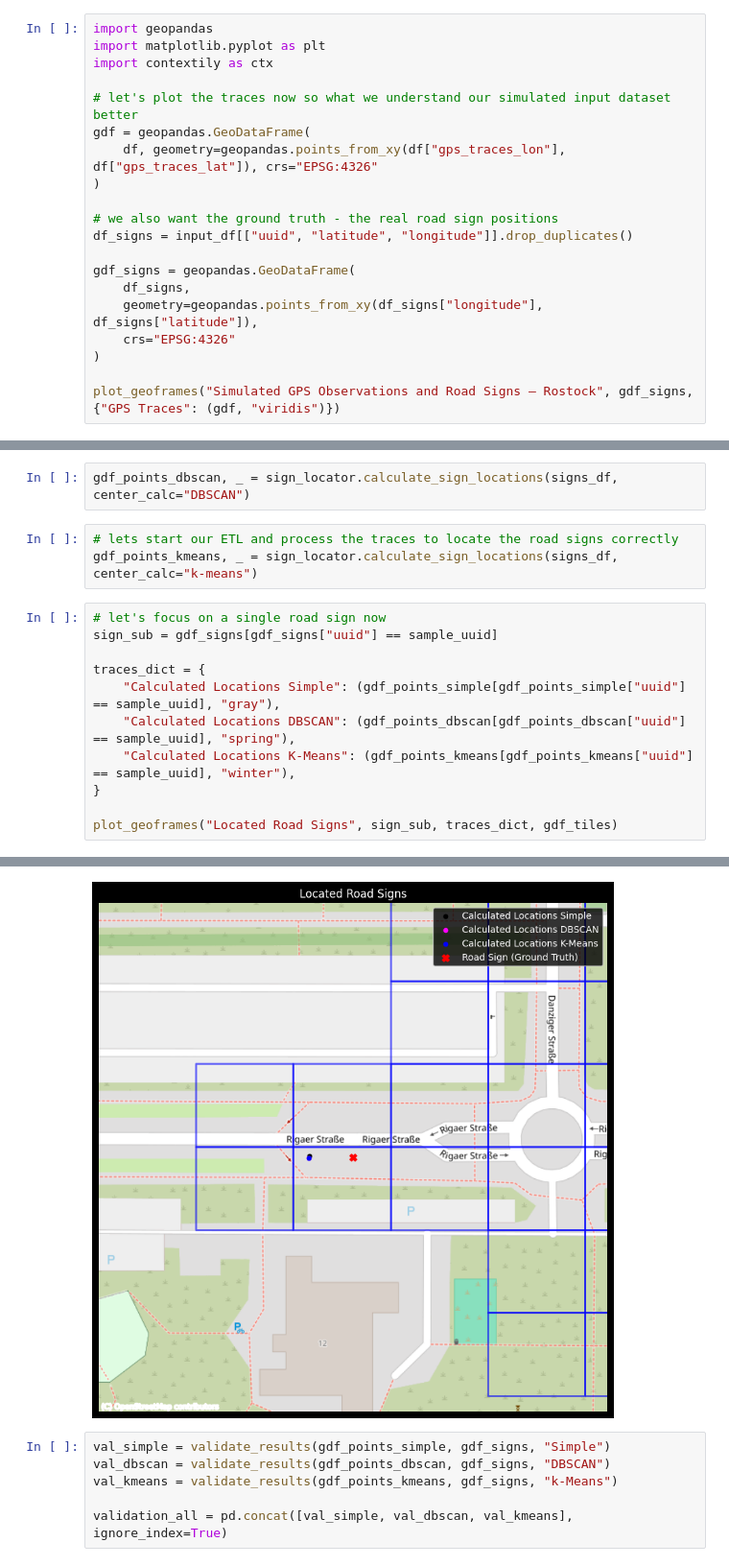
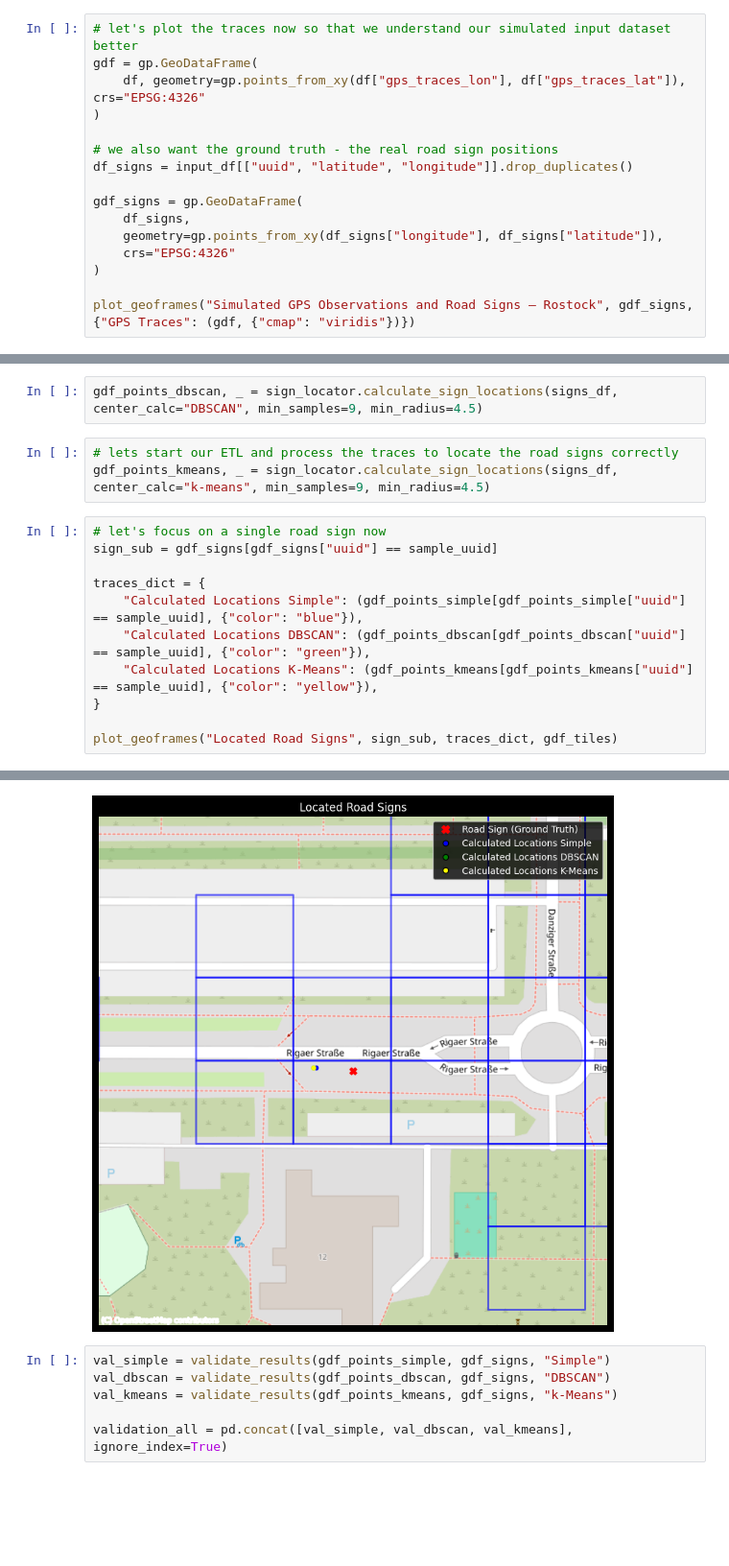
Before and after one commit to georgroesch/road-signs-locator, a Jupyter notebook: mapping.ipynb, the cells around one changed output, grey strips where cells are left out. Shown at 96% size. Saved outputs shown, nothing was run; the diff lists cells and outputs as text; blank space fills up the shorter version.

```diff
--- a/mapping.ipynb
+++ b/mapping.ipynb
@@ -139,21 +15,17 @@ subset = df[df["uuid"] == sample_uuid]
 # %%
-import geopandas
-import matplotlib.pyplot as plt
-import contextily as ctx
-
-# let's plot the traces now so what we understand our simulated input dataset better
-gdf = geopandas.GeoDataFrame(
-    df, geometry=geopandas.points_from_xy(df["gps_traces_lon"], df["gps_traces_lat"]), crs="EPSG:4326"
+# let's plot the traces now so that we understand our simulated input dataset better
+gdf = gp.GeoDataFrame(
+    df, geometry=gp.points_from_xy(df["gps_traces_lon"], df["gps_traces_lat"]), crs="EPSG:4326"
 )
 
 # we also want the ground truth - the real road sign positions
 df_signs = input_df[["uuid", "latitude", "longitude"]].drop_duplicates()
 
-gdf_signs = geopandas.GeoDataFrame(
+gdf_signs = gp.GeoDataFrame(
     df_signs,
-    geometry=geopandas.points_from_xy(df_signs["longitude"], df_signs["latitude"]),
+    geometry=gp.points_from_xy(df_signs["longitude"], df_signs["latitude"]),
     crs="EPSG:4326"
 )
 
-plot_geoframes("Simulated GPS Observations and Road Signs – Rostock", gdf_signs, {"GPS Traces": (gdf, "viridis")})
+plot_geoframes("Simulated GPS Observations and Road Signs – Rostock", gdf_signs, {"GPS Traces": (gdf, {"cmap": "viridis"})})
 # %% [output]
@@ -181,17 +51,17 @@ Iteration 3: 17861 points
 Converged after 4 iterations
 # %%
-gdf_points_dbscan, _ = sign_locator.calculate_sign_locations(signs_df, center_calc="DBSCAN")
+gdf_points_dbscan, _ = sign_locator.calculate_sign_locations(signs_df, center_calc="DBSCAN", min_samples=9, min_radius=4.5)
 # %%
 # lets start our ETL and process the traces to locate the road signs correctly
-gdf_points_kmeans, _ = sign_locator.calculate_sign_locations(signs_df, center_calc="k-means")
+gdf_points_kmeans, _ = sign_locator.calculate_sign_locations(signs_df, center_calc="k-means", min_samples=9, min_radius=4.5)
 # %%
 # let's focus on a single road sign now
 sign_sub = gdf_signs[gdf_signs["uuid"] == sample_uuid]
 
 traces_dict = {
-    "Calculated Locations Simple": (gdf_points_simple[gdf_points_simple["uuid"] == sample_uuid], "gray"),
-    "Calculated Locations DBSCAN": (gdf_points_dbscan[gdf_points_dbscan["uuid"] == sample_uuid], "spring"),
-    "Calculated Locations K-Means": (gdf_points_kmeans[gdf_points_kmeans["uuid"] == sample_uuid], "winter"),
+    "Calculated Locations Simple": (gdf_points_simple[gdf_points_simple["uuid"] == sample_uuid], {"color": "blue"}),
+    "Calculated Locations DBSCAN": (gdf_points_dbscan[gdf_points_dbscan["uuid"] == sample_uuid], {"color": "green"}),
+    "Calculated Locations K-Means": (gdf_points_kmeans[gdf_points_kmeans["uuid"] == sample_uuid], {"color": "yellow"}),
 }
 
 plot_geoframes("Located Road Signs", sign_sub, traces_dict, gdf_tiles)
@@ -201,4 +69,4 @@ See: https://matplotlib.org/stable/tutorials/intermediate/legend_guide.html#impl
-[figure, old version]
+[figure, new version]
 # %%
 val_simple = validate_results(gdf_points_simple, gdf_signs, "Simple")
 val_dbscan = validate_results(gdf_points_dbscan, gdf_signs, "DBSCAN")
```
Also changed, not shown: parts of 14 cells of this notebook, 6 other files.
